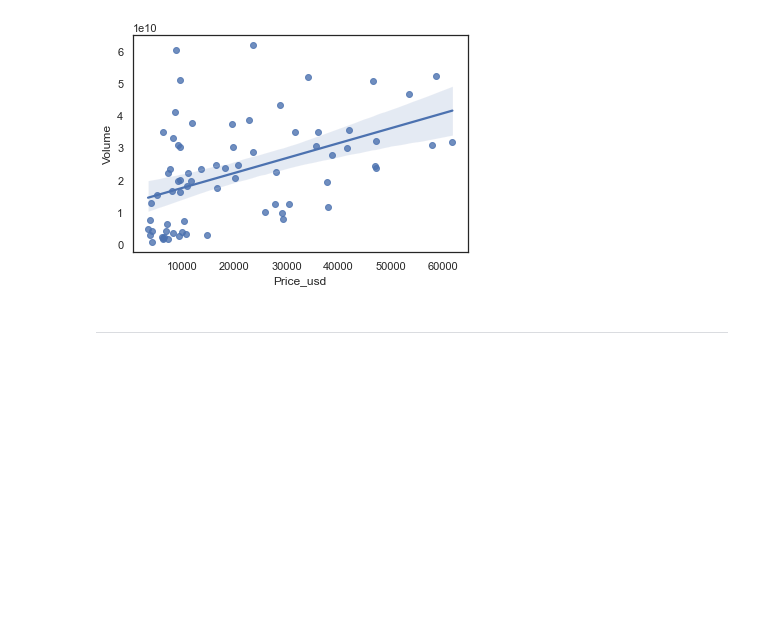
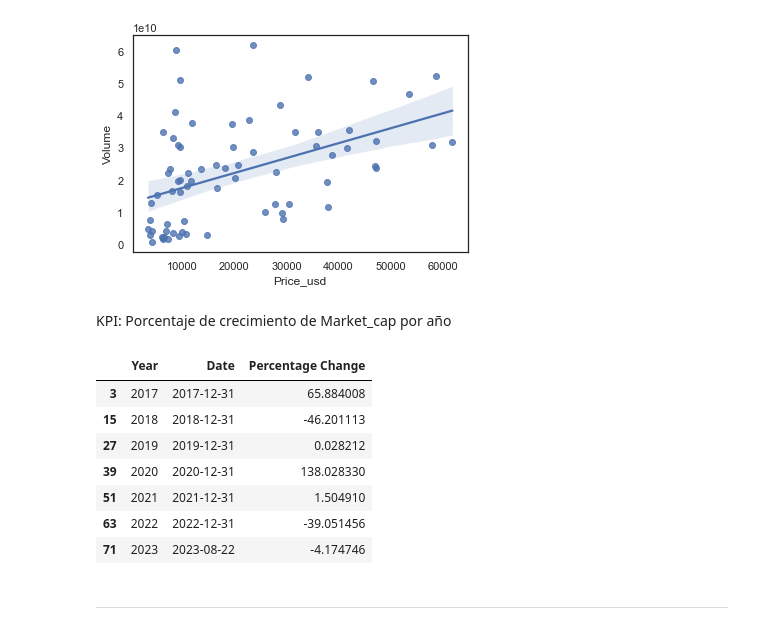
Before and after one commit to Galo0000/Analitics_Proyect_Cryptocurrency, a Jupyter notebook: EDA.ipynb, the cells around one changed output. Drawn from its saved outputs; the diff is of its cells as text; code cells hidden in the pictures; blank space fills up the shorter version.

```diff
--- a/EDA.ipynb
+++ b/EDA.ipynb
@@ -136,6 +147,26 @@ sns.regplot(x='Price_usd', y= 'Volume', data=df_BTC)
 # %% [output]
 <AxesSubplot: xlabel='Price_usd', ylabel='Volume'>
 [figure]
+# %% [markdown]
+KPI: Porcentaje de crecimiento de Market_cap por año
+# %%
+# Calcular la media de Market_cap por año y calcula en porcentaje si termino con un precio mayor o menor al promedio al termina el año
+df_BTC['Year'] = df_BTC['Date'].dt.year
+average_market_cap_by_year = df_BTC.groupby('Year')['Market_cap'].mean()
+last_months = df_BTC.groupby('Year')['Date'].transform('max')
+last_month_data = df_BTC[df_BTC['Date'] == last_months]
+merged_data = pd.merge(last_month_data, average_market_cap_by_year, left_on='Year', right_index=True, suffixes=('_last_month', '_avg_year'))
+merged_data['Percentage Change'] = ((merged_data['Market_cap_last_month'] - merged_data['Market_cap_avg_year']) / merged_data['Market_cap_avg_year']) * 100
+merged_data[['Year', 'Date', 'Percentage Change']]
+# %% [output]
+|  | Year | Date | Percentage Change |
+| 3 | 2017 | 2017-12-31 | 65.884008 |
+| 15 | 2018 | 2018-12-31 | -46.201113 |
+| 27 | 2019 | 2019-12-31 | 0.028212 |
+| 39 | 2020 | 2020-12-31 | 138.028330 |
+| 51 | 2021 | 2021-12-31 | 1.504910 |
+| 63 | 2022 | 2022-12-31 | -39.051456 |
+| 71 | 2023 | 2023-08-22 | -4.174746 |
 # %% [markdown]
 ***
 # %% [markdown]
```
Also changed, not shown: parts of 5 cells of this notebook, 1 other file.
